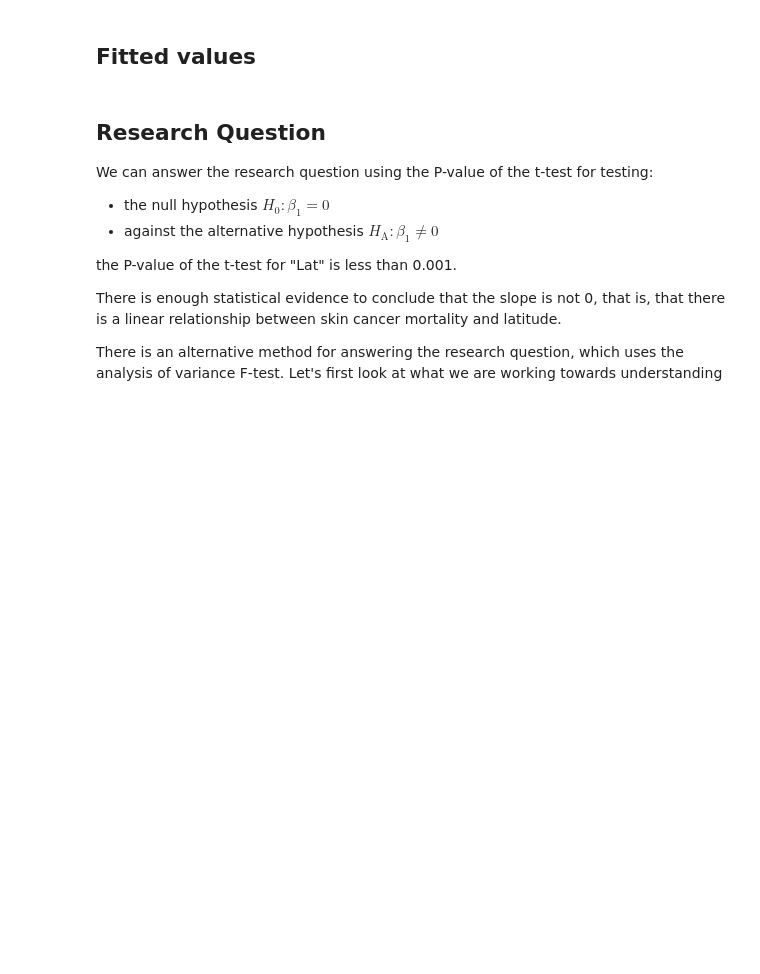
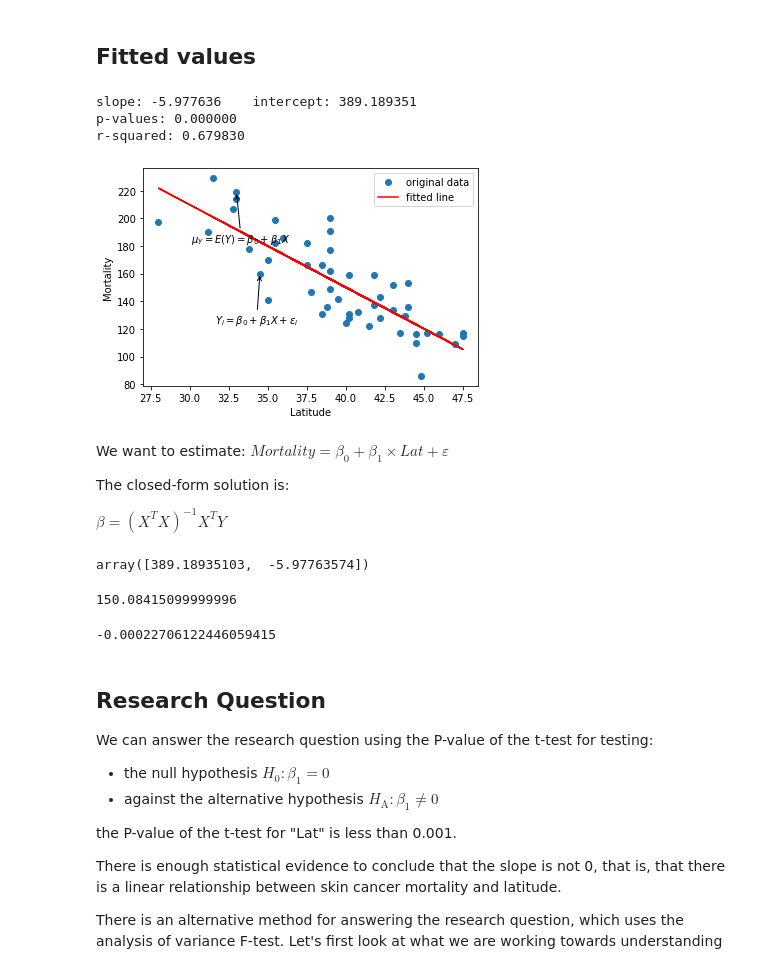
Before and after one commit to thomaspernet/PythonTeaching, a Jupyter notebook: Lectures/XX_Machine_learning/03_Sum_Squares.ipynb, the cells around one changed output. Drawn from its saved outputs; the diff is of its cells as text; code cells hidden in the pictures; blank space fills up the shorter version.

```diff
--- a/Lectures/XX_Machine_learning/03_Sum_Squares.ipynb
+++ b/Lectures/XX_Machine_learning/03_Sum_Squares.ipynb
@@ -77,31 +125,42 @@ from scipy import stats
 import matplotlib.pyplot as plt
 
 y = df['Mort']
 x = df['Lat']
 
 #data_x = [30, 35]
 #data_y = [209.86, 141]
 
 slope, intercept, r_value, p_value, std_err = stats.linregress(x, y)
 print("slope: %f    intercept: %f" % (slope, intercept))
 print("p-values: %f" % (p_value))
 print("r-squared: %f" % r_value**2)
 
 #### Plot with label
 labels = [r'$\mu_{Y} = E(Y)=\beta_{0}+\beta_{1} X$',
           r'$Y_{i}= \beta_{0}+\beta_{1} X+\varepsilon_{i}$']
 
 plt.plot(x, y, 'o', label='original data')
 plt.plot(x, intercept + slope * x, 'r', label='fitted line')
 
-for label, x_1, y_2 in zip(labels, data_x, data_y):
+for label, x_1, y_2 in zip(labels, x, y):
       plt.annotate(label,
             xy=(x_1, y_2), xycoords='data',
             xytext=(-45, -50),
             textcoords='offset points',
             arrowprops=dict(arrowstyle="->"))
 
 plt.legend()
 plt.xlabel('Latitude')
 plt.ylabel('Mortality')
 plt.show()
+# %% [output]
+slope: -5.977636    intercept: 389.189351
+p-values: 0.000000
+r-squared: 0.679830
+[figure, added]
+# %% [markdown]
+We want to estimate: $Mortality = \beta_0+\beta_1 \times Lat +\varepsilon$
+
+The closed-form solution is:
+
+$\beta = (X^TX)^{-1}X^TY$
@@ -108,3 +177,20 @@ plt.show()
+# %%
+get_beta(X= df['Lat'], y = df['Mort'])[0]
+# %% [output]
+array([389.18935103,  -5.97763574])
+# %%
+b0 = 389.189351
+b1 =-5.97763
+
+y_hat = b0 + b1 * 40
+y_hat
+# %% [output]
+150.08415099999996
+# %%
+esp = df['Mort'] - y_hat
+esp.mean()
+# %% [output]
+-0.00022706122446059415
 # %% [markdown]
 ## Research Question
 
```
Also changed, not shown: parts of 20 cells of this notebook, 2 other files.
